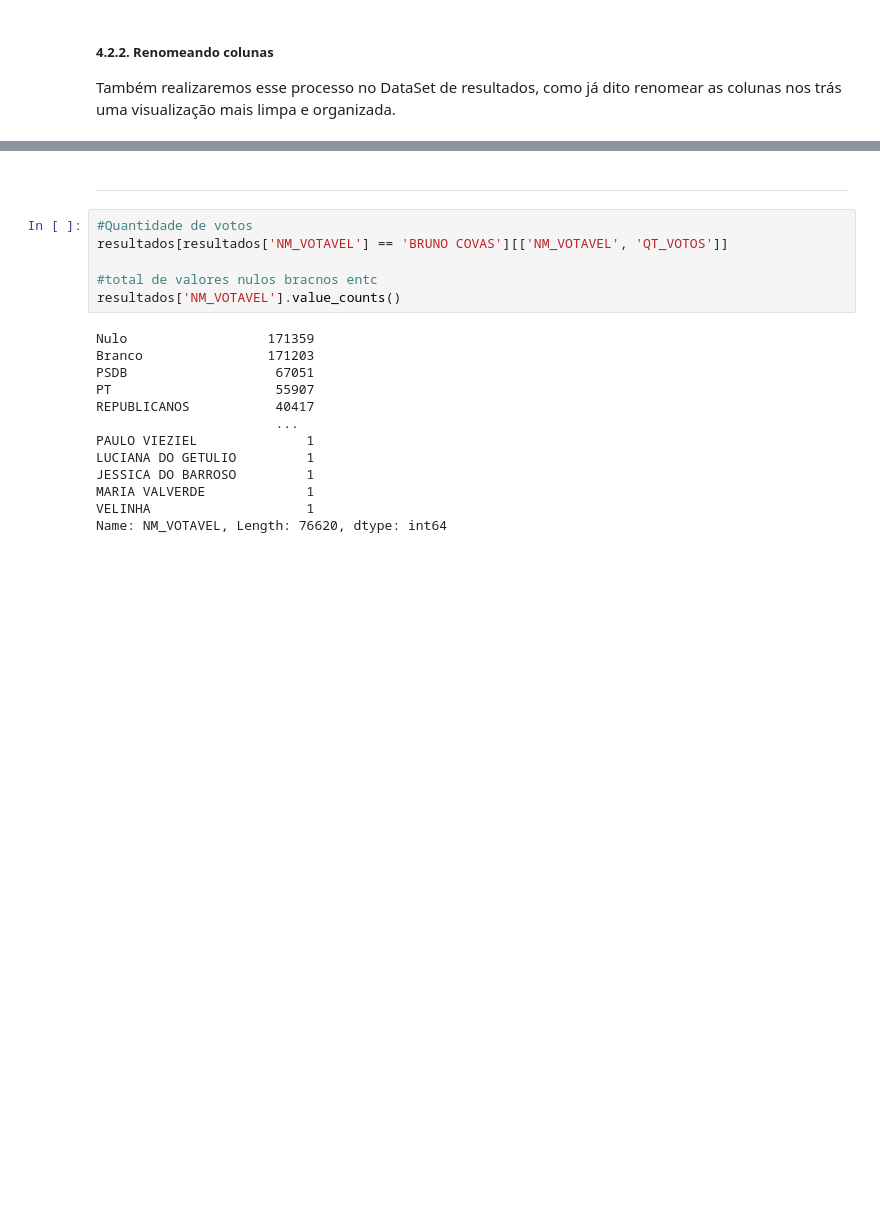
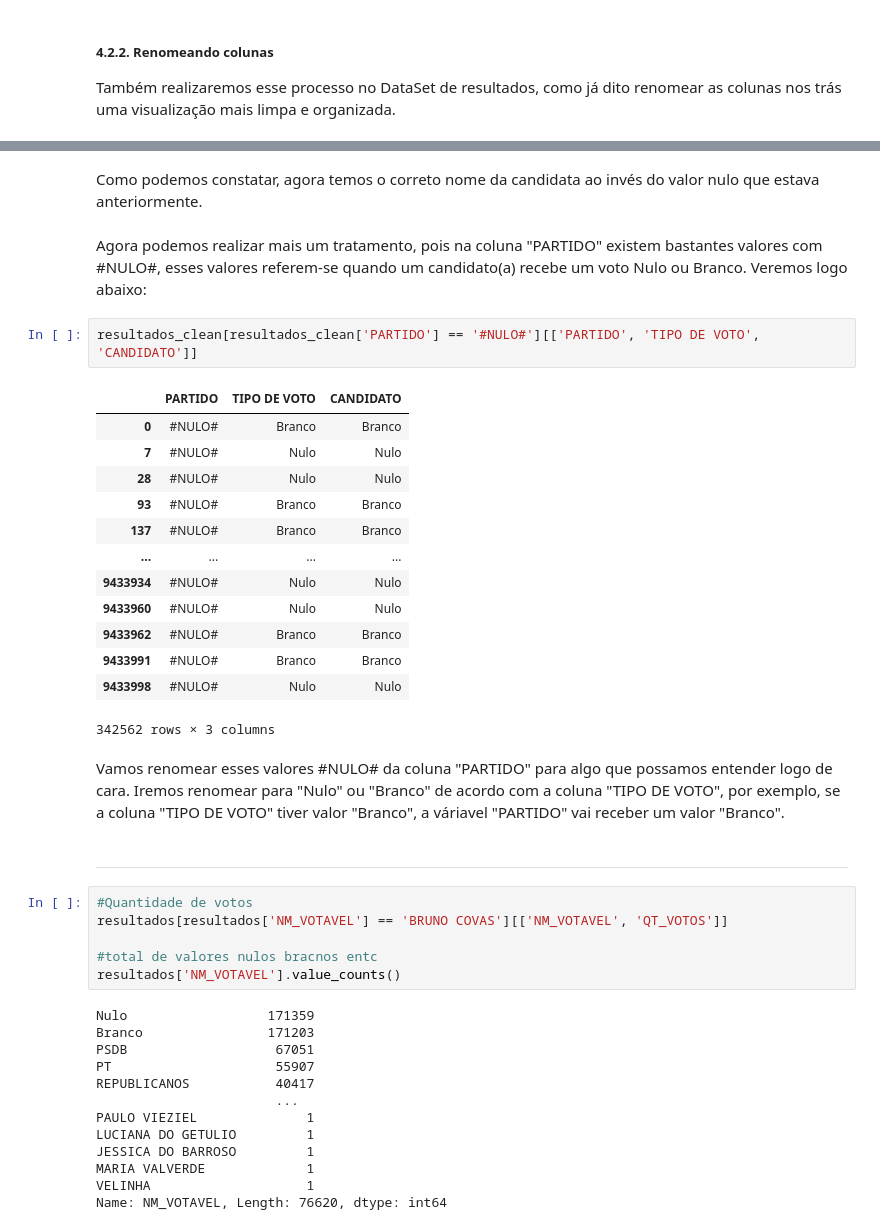
Before and after one commit to gideoni-santos/desafio-RenovaBR, a Jupyter notebook: relatorio.ipynb, the cells around one changed output, grey strips where cells are left out. Cells and saved outputs as stored; diff of their text form; blank space fills up the shorter version.

```diff
--- a/relatorio.ipynb
+++ b/relatorio.ipynb
@@ -733,3 +782,25 @@ Com as colunas já renomeadas, seguiremos com nossa análise.
+# %% [markdown]
+Como podemos constatar, agora temos o correto nome da candidata ao invés do valor nulo que estava anteriormente.
+# %% [markdown]
+Agora podemos realizar mais um tratamento, pois na coluna "PARTIDO" existem bastantes valores com #NULO#, esses valores referem-se quando um candidato(a) recebe um voto Nulo ou Branco. Veremos logo abaixo:
+# %%
+resultados_clean[resultados_clean['PARTIDO'] == '#NULO#'][['PARTIDO', 'TIPO DE VOTO', 'CANDIDATO']]
+# %% [output]
+|  | PARTIDO | TIPO DE VOTO | CANDIDATO |
+| 0 | #NULO# | Branco | Branco |
+| 7 | #NULO# | Nulo | Nulo |
+| 28 | #NULO# | Nulo | Nulo |
+| 93 | #NULO# | Branco | Branco |
+| 137 | #NULO# | Branco | Branco |
+| ... | ... | ... | ... |
+| 9433934 | #NULO# | Nulo | Nulo |
+| 9433960 | #NULO# | Nulo | Nulo |
+| 9433962 | #NULO# | Branco | Branco |
+| 9433991 | #NULO# | Branco | Branco |
+| 9433998 | #NULO# | Nulo | Nulo |
+342562 rows × 3 columns
+# %% [markdown]
+Vamos renomear esses valores #NULO# da coluna "PARTIDO" para algo que possamos entender logo de cara. Iremos renomear para "Nulo" ou "Branco" de acordo com a coluna "TIPO DE VOTO", por exemplo, se a coluna "TIPO DE VOTO" tiver valor "Branco", a váriavel "PARTIDO" vai receber um valor "Branco".
 # %% [markdown]
 ---
 # %%
```
Also changed, not shown: parts of 6 cells of this notebook.
